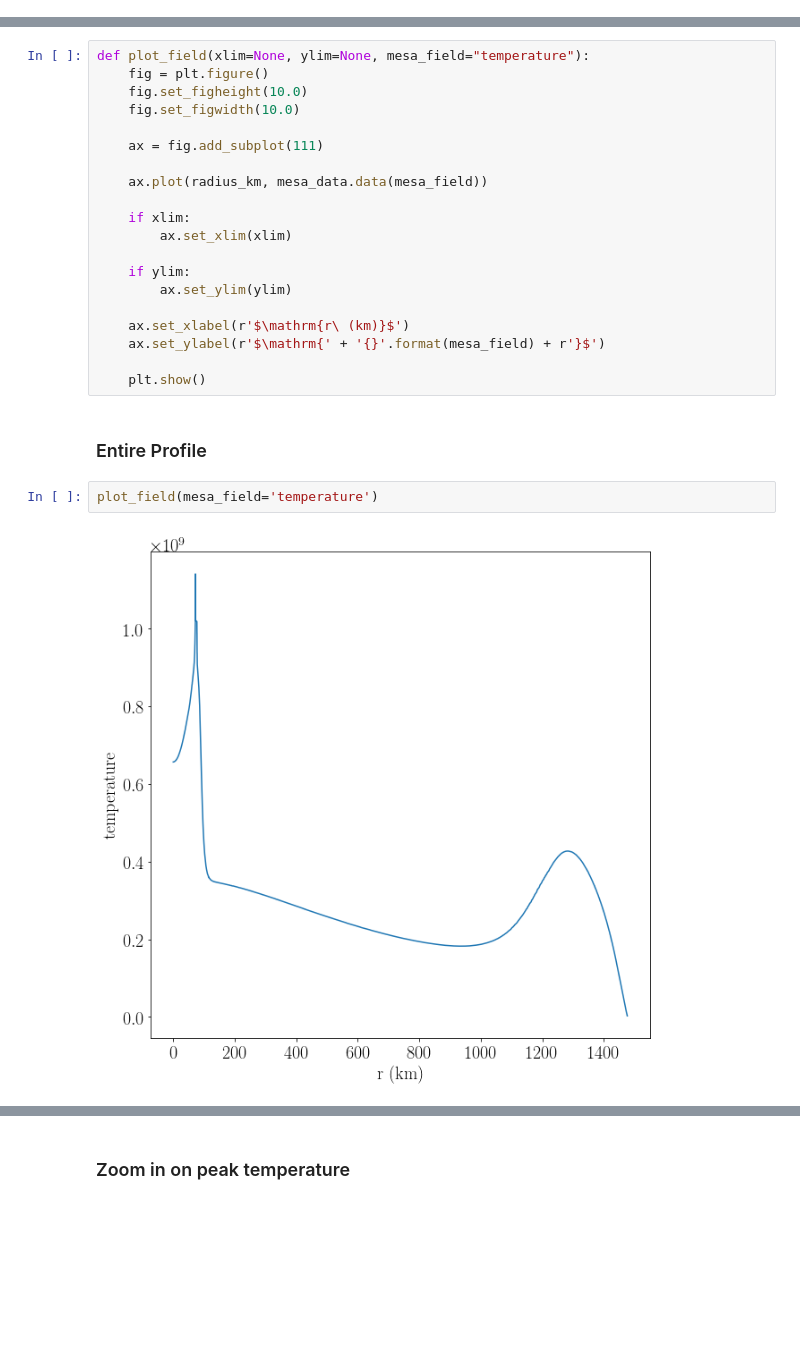
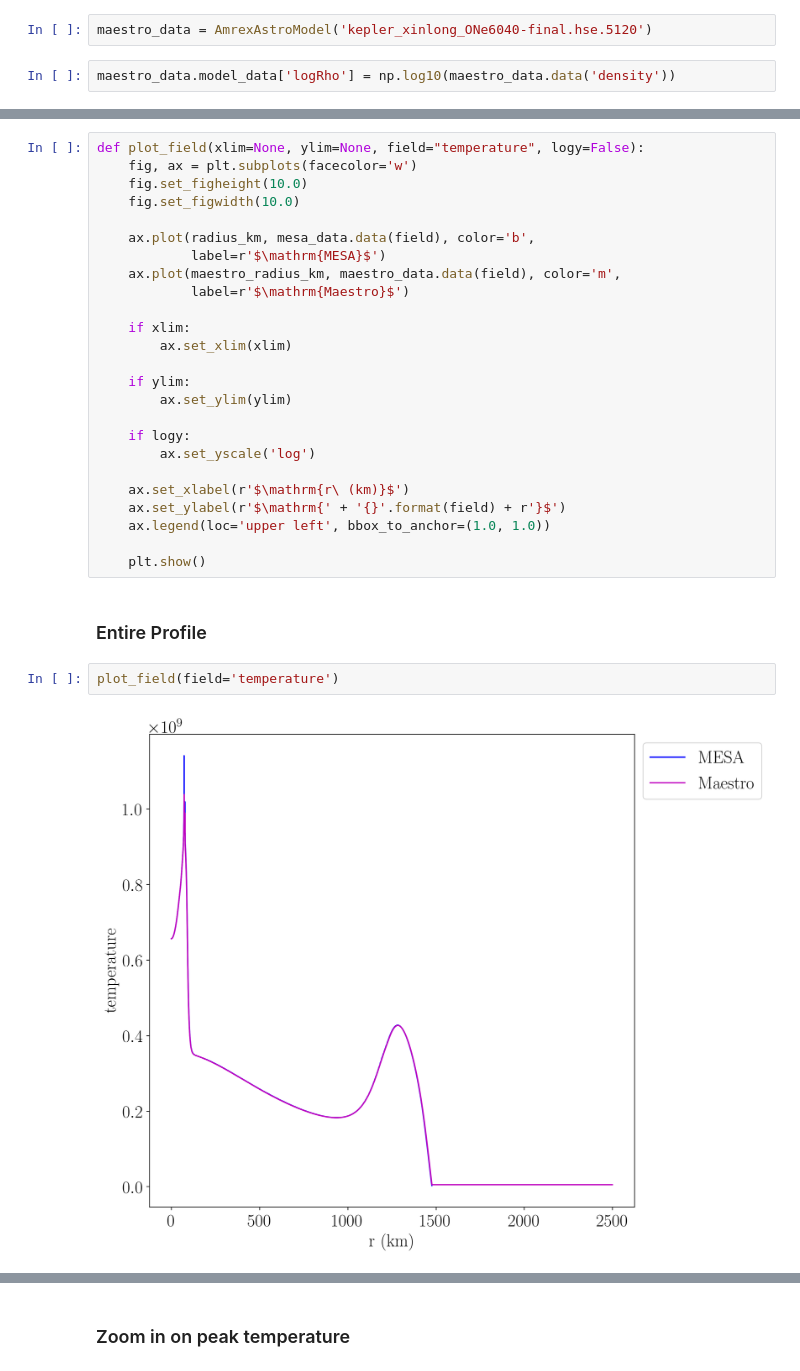
Before and after one commit to dwillcox/aic-timescales, a Jupyter notebook: code-comparisons/starkiller-microphysics/instantaneous/profile/ECSN-Profile-Comparison.ipynb, the cells around one changed output, grey strips where cells are left out. Saved outputs shown, nothing was run; the diff lists cells and outputs as text; blank space fills up the shorter version.

Commit message:
Add MaestroEx initial model comparison.

```diff
--- a/code-comparisons/starkiller-microphysics/instantaneous/profile/ECSN-Profile-Comparison.ipynb
+++ b/code-comparisons/starkiller-microphysics/instantaneous/profile/ECSN-Profile-Comparison.ipynb
@@ -99,0 +104,4 @@ sk_eps = np.array(sk_eps)
+# %%
+maestro_data = AmrexAstroModel('kepler_xinlong_ONe6040-final.hse.5120')
+# %%
+maestro_data.model_data['logRho'] = np.log10(maestro_data.data('density'))
@@ -147,14 +198,15 @@ def plot_enuc(xlim=None, ylim=None):
 
     plt.show()
 # %%
-def plot_field(xlim=None, ylim=None, mesa_field="temperature"):
-    fig = plt.figure()
+def plot_field(xlim=None, ylim=None, field="temperature", logy=False):
+    fig, ax = plt.subplots(facecolor='w')
     fig.set_figheight(10.0)
     fig.set_figwidth(10.0)
 
-    ax = fig.add_subplot(111)
-
-    ax.plot(radius_km, mesa_data.data(mesa_field))
+    ax.plot(radius_km, mesa_data.data(field), color='b',
+            label=r'$\mathrm{MESA}$')
+    ax.plot(maestro_radius_km, maestro_data.data(field), color='m',
+            label=r'$\mathrm{Maestro}$')
 
     if xlim:
         ax.set_xlim(xlim)
@@ -162,14 +214,18 @@ def plot_field(xlim=None, ylim=None, mesa_field="temperature"):
     if ylim:
         ax.set_ylim(ylim)
 
+    if logy:
+        ax.set_yscale('log')
+
     ax.set_xlabel(r'$\mathrm{r\ (km)}$')
-    ax.set_ylabel(r'$\mathrm{' + '{}'.format(mesa_field) + r'}$')
+    ax.set_ylabel(r'$\mathrm{' + '{}'.format(field) + r'}$')
+    ax.legend(loc='upper left', bbox_to_anchor=(1.0, 1.0))
 
     plt.show()
 # %% [markdown]
 ### Entire Profile
 # %%
-plot_field(mesa_field='temperature')
+plot_field(field='temperature')
 # %% [output]
-[figure, old version]
+[figure, new version]
 # %%
```
Also changed, not shown: parts of 21 cells of this notebook, 3 other files.
